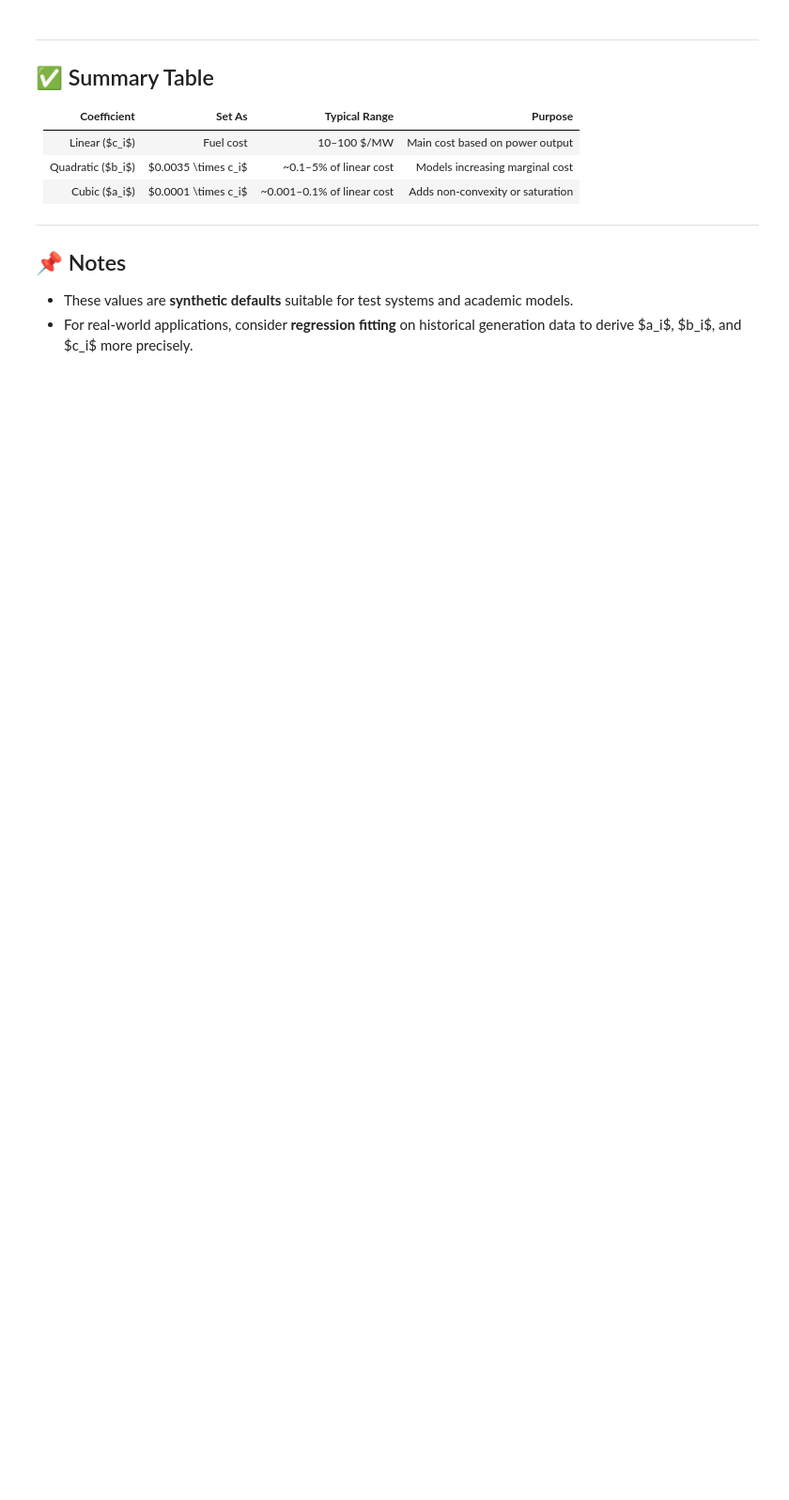
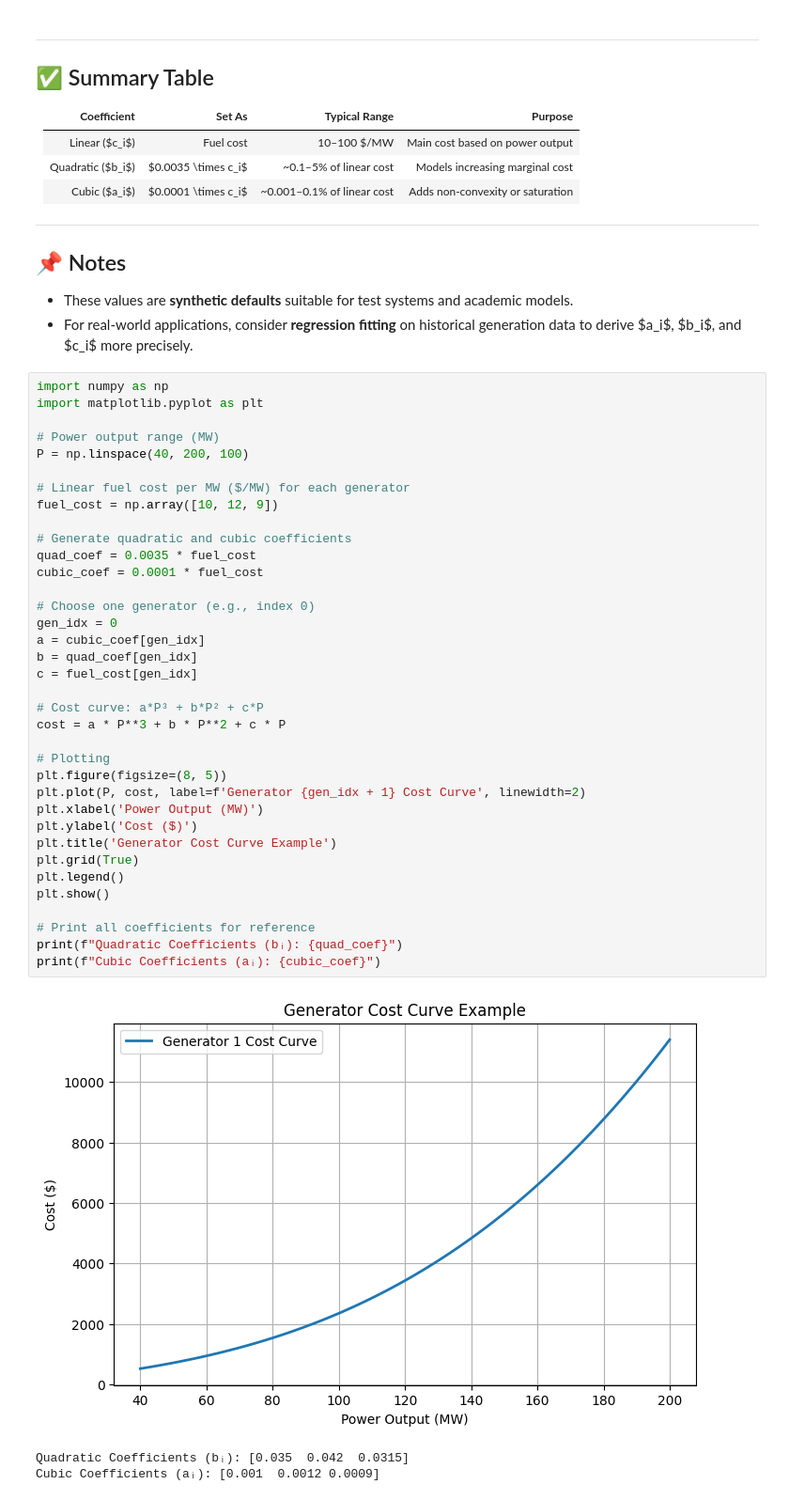
Before and after one commit to xundullah/UTS-43026-Lab-2-Materials, a Jupyter notebook: Lab2.3.ipynb, the cells around one changed output. Shown: that part at 94% size. Saved outputs shown, nothing was run; the diff lists cells and outputs as text; blank space fills up the shorter version.

```diff
--- a/Lab2.3.ipynb
+++ b/Lab2.3.ipynb
@@ -382,3 +382,43 @@ plt.show()
 
 * These values are **synthetic defaults** suitable for test systems and academic models.
 * For real-world applications, consider **regression fitting** on historical generation data to derive \$a\_i\$, \$b\_i\$, and \$c\_i\$ more precisely.
+# %%
+import numpy as np
+import matplotlib.pyplot as plt
+
+# Power output range (MW)
+P = np.linspace(40, 200, 100)
+
+# Linear fuel cost per MW ($/MW) for each generator
+fuel_cost = np.array([10, 12, 9])
+
+# Generate quadratic and cubic coefficients
+quad_coef = 0.0035 * fuel_cost
+cubic_coef = 0.0001 * fuel_cost
+
+# Choose one generator (e.g., index 0)
+gen_idx = 0
+a = cubic_coef[gen_idx]
+b = quad_coef[gen_idx]
+c = fuel_cost[gen_idx]
+
+# Cost curve: a*P³ + b*P² + c*P
+cost = a * P**3 + b * P**2 + c * P
+
+# Plotting
+plt.figure(figsize=(8, 5))
+plt.plot(P, cost, label=f'Generator {gen_idx + 1} Cost Curve', linewidth=2)
+plt.xlabel('Power Output (MW)')
+plt.ylabel('Cost ($)')
+plt.title('Generator Cost Curve Example')
+plt.grid(True)
+plt.legend()
+plt.show()
+
+# Print all coefficients for reference
+print(f"Quadratic Coefficients (bᵢ): {quad_coef}")
+print(f"Cubic Coefficients (aᵢ): {cubic_coef}")
+# %% [output]
+[figure, added]
+Quadratic Coefficients (bᵢ): [0.035  0.042  0.0315]
+Cubic Coefficients (aᵢ): [0.001  0.0012 0.0009]
```
